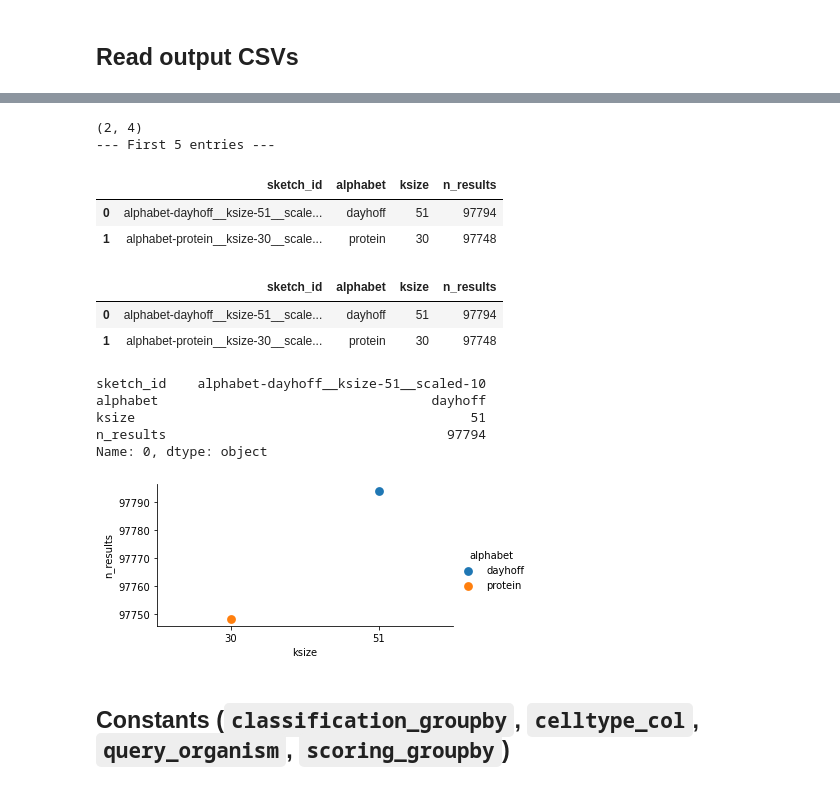
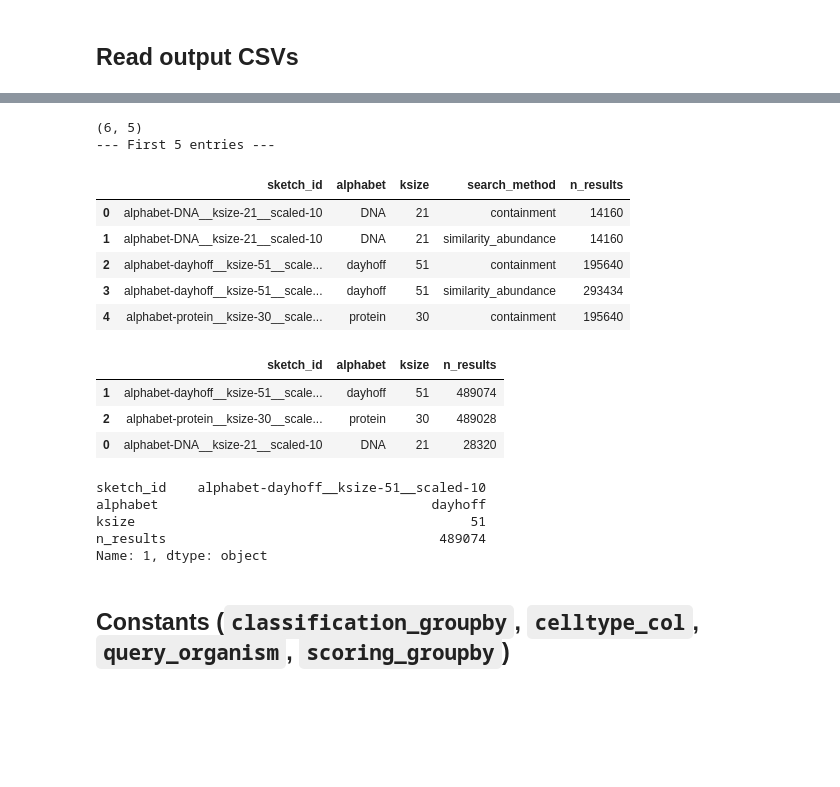
Before and after one commit to czbiohub-sf/scrnaseq-for-the-99-percent, a Jupyter notebook: notebooks/327_read_lemur2mouse_reog_search_results.ipynb, the cells around one changed output, grey strips where cells are left out. Drawn from its saved outputs; the diff is of its cells as text; code cells hidden in the pictures; blank space fills up the shorter version.

```diff
--- a/notebooks/327_read_lemur2mouse_reog_search_results.ipynb
+++ b/notebooks/327_read_lemur2mouse_reog_search_results.ipynb
@@ -147,11 +147,8 @@ from sourmash_search_utils import add_ontologies
 dfs = []
 
 globber = os.path.join(lemur_test_dir, "3-*", "*", "*.csv")
-# globber = os.path.join(bat_search_dir, "alphabet-dayhoff__ksize-39__scaled-10", "*.csv")
 
-
-# Hardcoded magic number from the total number of lines in the file of all comands submitted to parallel
-total = 19564
+total = sum(1 for _ in glob.iglob(globber))
 
 
 query_species = "lemur"
@@ -200,32 +186,32 @@ describe(search_results)
 # %%
-n_results_per_sketch_id = search_results.groupby(['sketch_id', 'alphabet', 'ksize']).size()
+n_results_per_sketch_id = search_results.groupby(['sketch_id', 'alphabet', 'ksize', 'search_method']).size()
 n_results_per_sketch_id.name = 'n_results'
 n_results_per_sketch_id = n_results_per_sketch_id.reset_index()
 describe(n_results_per_sketch_id)
 # %% [output]
-(2, 4)
+(6, 5)
 --- First 5 entries ---
-|  | sketch_id | alphabet | ksize | n_results |
-| 0 | alphabet-dayhoff__ksize-51__scale... | dayhoff | 51 | 97794 |
-| 1 | alphabet-protein__ksize-30__scale... | protein | 30 | 97748 |
+|  | sketch_id | alphabet | ksize | search_method | n_results |
+| 0 | alphabet-DNA__ksize-21__scaled-10 | DNA | 21 | containment | 14160 |
+| 1 | alphabet-DNA__ksize-21__scaled-10 | DNA | 21 | similarity_abundance | 14160 |
+| 2 | alphabet-dayhoff__ksize-51__scale... | dayhoff | 51 | containment | 195640 |
+| 3 | alphabet-dayhoff__ksize-51__scale... | dayhoff | 51 | similarity_abundance | 293434 |
+| 4 | alphabet-protein__ksize-30__scale... | protein | 30 | containment | 195640 |
 # %%
 n_results_per_sketch_id.nlargest(5, 'n_results')
 # %% [output]
 |  | sketch_id | alphabet | ksize | n_results |
-| 0 | alphabet-dayhoff__ksize-51__scale... | dayhoff | 51 | 97794 |
-| 1 | alphabet-protein__ksize-30__scale... | protein | 30 | 97748 |
+| 1 | alphabet-dayhoff__ksize-51__scale... | dayhoff | 51 | 489074 |
+| 2 | alphabet-protein__ksize-30__scale... | protein | 30 | 489028 |
+| 0 | alphabet-DNA__ksize-21__scaled-10 | DNA | 21 | 28320 |
 # %%
 n_results_per_sketch_id.loc[n_results_per_sketch_id.n_results.argmax()]
 # %% [output]
 sketch_id    alphabet-dayhoff__ksize-51__scaled-10
 alphabet                                   dayhoff
 ksize                                           51
-n_results                                    97794
-Name: 0, dtype: object
+n_results                                   489074
+Name: 1, dtype: object
-# %%
-g = sns.catplot(data=n_results_per_sketch_id, x='ksize', y='n_results', kind='point', hue='alphabet', height=2.5, aspect=2)
-# %% [output]
-[figure, removed]
 # %% [markdown]
 ## Constants (`classification_groupby`, `celltype_col`, `query_organism`, `scoring_groupby`)
 # %%
```
Also changed, not shown: parts of 7 cells of this notebook, 6 other files.
